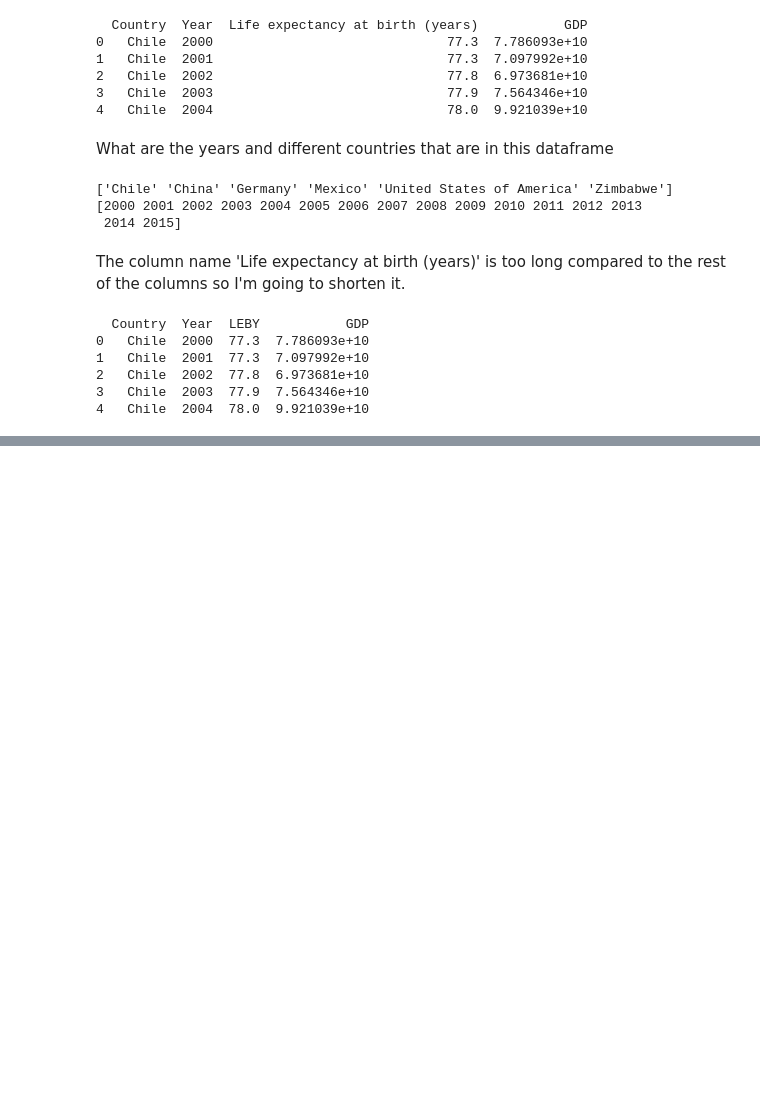
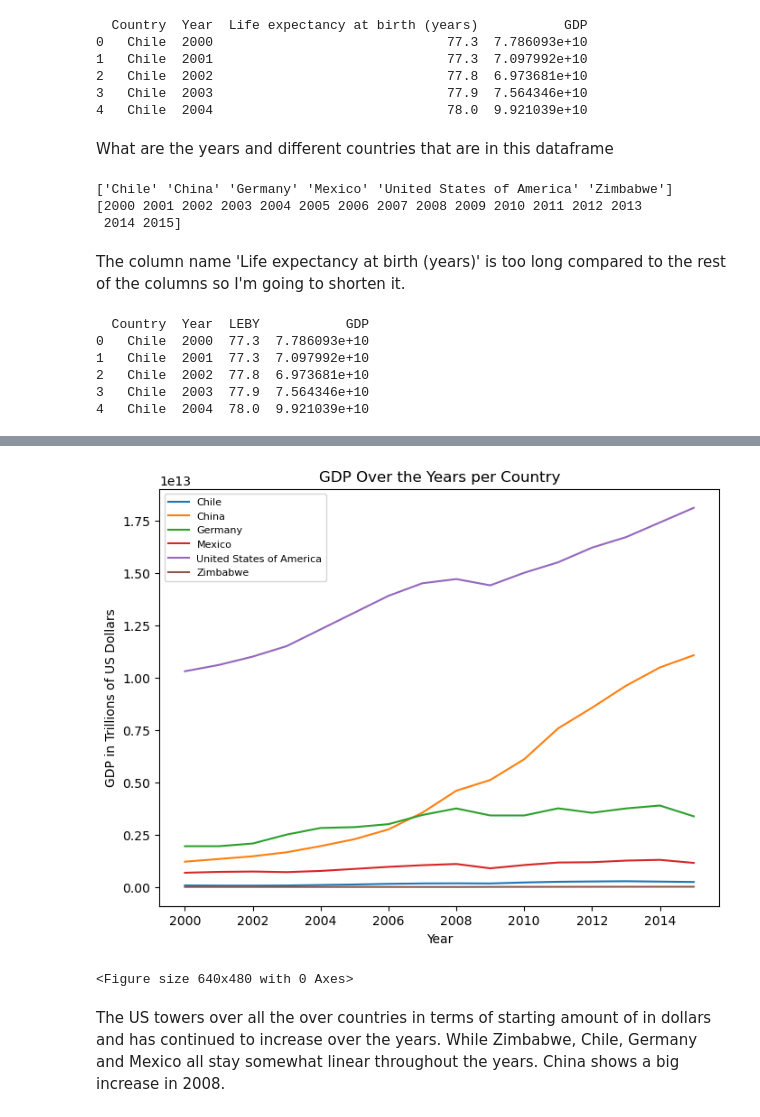
Before and after one commit to nlicari1/Portfolio-Projects, a Jupyter notebook: GDP_life_expectancy/life_expectancy_gdp.ipynb, the cells around one changed output, grey strips where cells are left out. Drawn from its saved outputs; the diff is of its cells as text; code cells hidden in the pictures; blank space fills up the shorter version.

```diff
--- a/GDP_life_expectancy/life_expectancy_gdp.ipynb
+++ b/GDP_life_expectancy/life_expectancy_gdp.ipynb
@@ -53,0 +110,13 @@ print(df.head())
+# %%
+plt.figure(figsize=(8,6))
+sns.lineplot(x= df.Year, y= df.GDP, hue=df.Country )
+plt.ylabel('GDP in Trillions of US Dollars')
+plt.title('GDP Over the Years per Country')
+plt.legend(loc=2, fontsize='8')
+plt.show()
+plt.clf()
+# %% [output]
+[figure, added]
+<Figure size 640x480 with 0 Axes>
+# %% [markdown]
+The US towers over all the over countries in terms of starting amount of in dollars and has continued to increase over the years. While Zimbabwe, Chile, Germany and Mexico all stay somewhat linear throughout the years. China shows a big increase in 2008.
```
Also changed, not shown: parts of 14 cells of this notebook.
